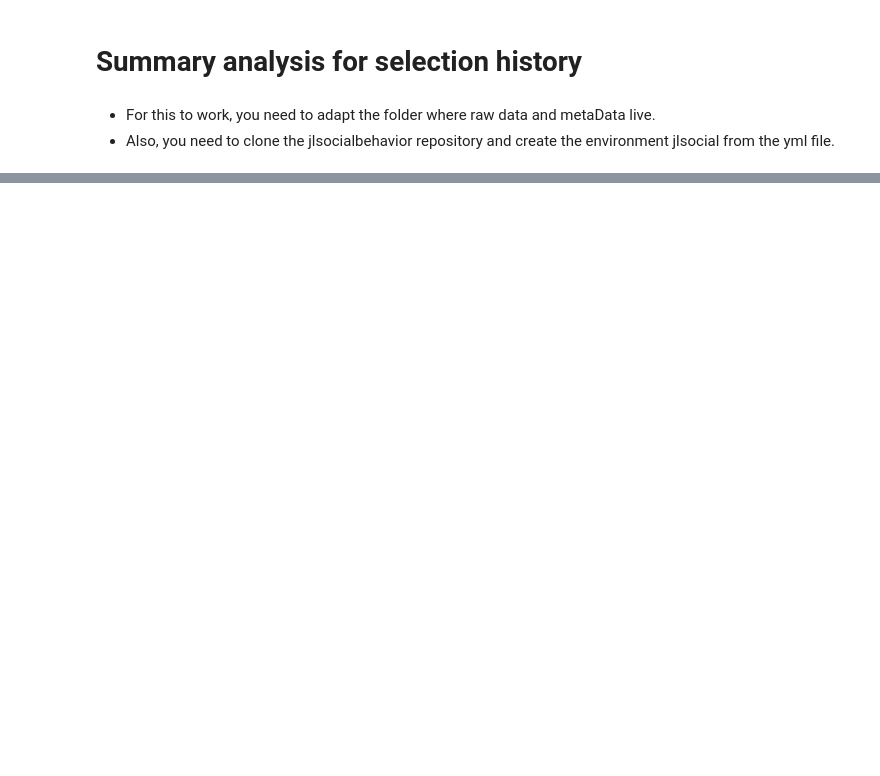
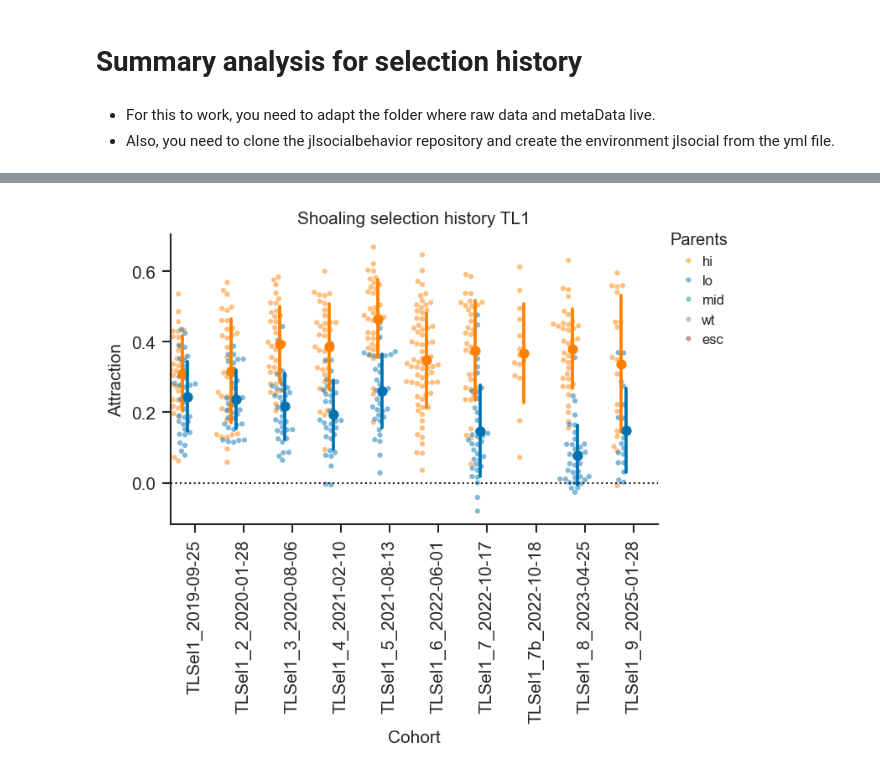
Before and after one commit to cryez/jlsocialbehavior, a Jupyter notebook: exampleAnalysis/ShoalingSelectionAnalysis_2025History.ipynb, the cells around one changed output, grey strips where cells are left out. Drawn from its saved outputs; the diff is of its cells as text; code cells hidden in the pictures; blank space fills up the shorter version.

Commit message:
Restored all data points to selection scatter plots.
- But kept the lines of code producing the filtered versions I used for the poster in the notebook but commented.

```diff
--- a/exampleAnalysis/ShoalingSelectionAnalysis_2025History.ipynb
+++ b/exampleAnalysis/ShoalingSelectionAnalysis_2025History.ipynb
@@ -414,0 +579,8 @@ plot_selection_history(filtered_dfEpiAn, episode='02k20f', bg='TL', cohort='3',
+# %%
+#Filter used to removed incomplete data points for poster presentation of Genopode 2025 retreat.
+#plot_selection_history(filtered_dfEpiAn, episode='02k20f', bg='TL', cohort='1', selected=1);
+
+#Use this to plot the same data as Johannes did on the original notebook
+plot_selection_history(dfEpiAn, episode='02k20f', bg='TL', cohort='1', selected=1);
+# %% [output]
+[figure, added]
```
Also changed, not shown: parts of 21 cells of this notebook.
